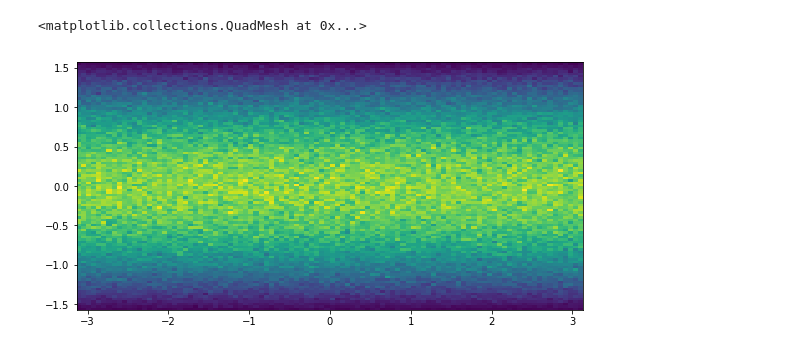
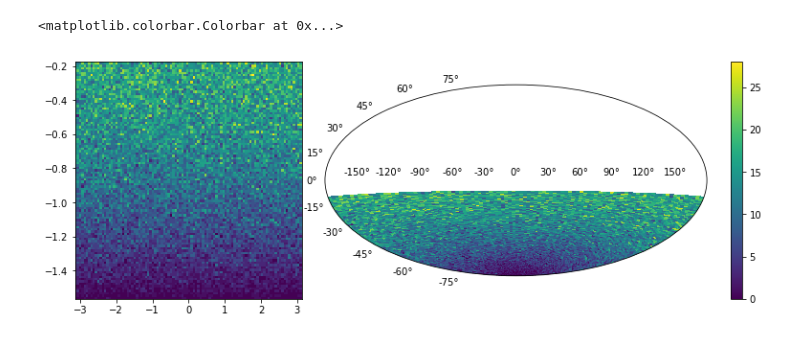
Before and after one commit to RobFirth/LSST_tools, a Jupyter notebook: utils/notebooks/generate_coordinates.ipynb, the cells around one changed output. Drawn from its saved outputs; the diff is of its cells as text; code cells hidden in the pictures.

```diff
--- a/utils/notebooks/generate_coordinates.ipynb
+++ b/utils/notebooks/generate_coordinates.ipynb
@@ -16,11 +81,5 @@ import numpy as np
 # %%
-nruns = 1000000
-
-phi = (np.pi * np.random.random(nruns)) - np.pi/2
-theta = 2. * np.arccos(2. * np.random.random(nruns) - 1.) - np.pi
-
-hist, xedges, yedges = np.histogram2d(theta, phi, bins = 100)
-
+hist, xedges, yedges = np.histogram2d(df["theta"], df["phi"], bins = 100)
 X, Y = np.meshgrid(xedges, yedges)
 # %%
 fig = plt.figure(figsize=[8, 4])
@@ -47,14 +100,17 @@ hist_theta = ax2.hist(theta)
 # %%
-fig = plt.figure(figsize=[8, 4])
+fig = plt.figure(figsize=[12, 4])
 fig.subplots_adjust(left = 0.09, bottom = 0.13, top = 0.99,
-                    right = 0.97, hspace=0, wspace = 0)
-# ax = fig.add_subplot(111, projection="aitoff")
-ax = fig.add_subplot(111)
+                    right = 0.97, hspace=0, wspace = .1)
 
-ax.pcolormesh(X, Y, hist)
 
-# ax.scatter(theta, phi)
-# ax.contourf(theta, phi)
+ax_flat = plt.subplot2grid((1,3), (0,0), colspan = 1, rowspan = 1)
+ax_aitoff = plt.subplot2grid((1,3), (0,1), colspan = 2, rowspan = 1, projection="aitoff")
+
+im_flat = ax_flat.pcolormesh(X, Y, hist.T)
+im_aitoff = ax_aitoff.pcolormesh(X, Y, hist.T)
+
+
+fig.colorbar(im_aitoff, ax=ax_aitoff)
 # %% [output]
-<matplotlib.collections.QuadMesh at 0x...>
+<matplotlib.colorbar.Colorbar at 0x...>
-[figure, old version]
+[figure, new version]
```
Also changed, not shown: parts of 8 cells of this notebook, 1 other file.
